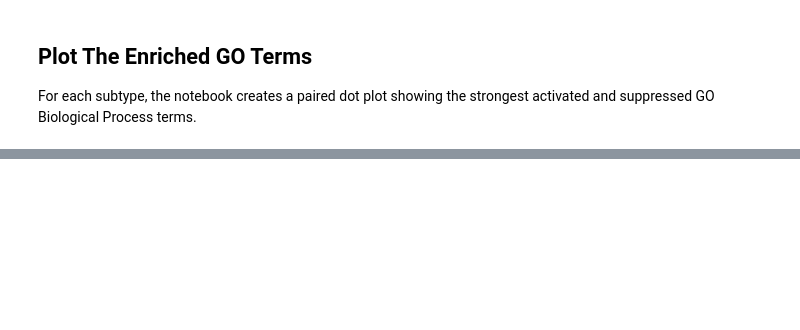
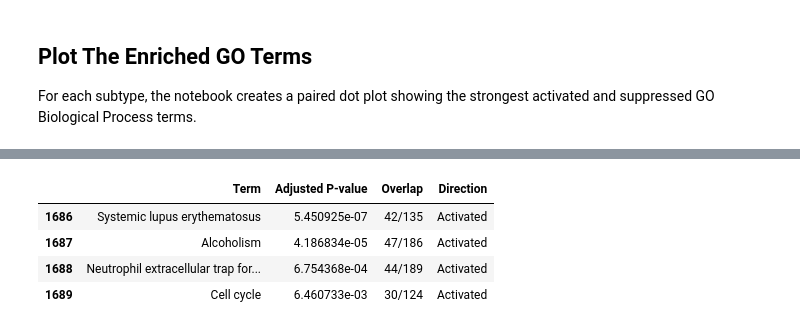
Before and after one commit to Dawlabani/297af_project, a Jupyter notebook: phase3_functional_enrichment.ipynb, the cells around one changed output, grey strips where cells are left out. Saved outputs shown, nothing was run; the diff lists cells and outputs as text; code cells hidden in the pictures; blank space fills up the shorter version.

```diff
--- a/phase3_functional_enrichment.ipynb
+++ b/phase3_functional_enrichment.ipynb
@@ -238,0 +358,10 @@ A practical next writing step is to take the top 3 to 5 activated and suppressed
+# %%
+LumB = sig_kegg[sig_kegg["Subtype"] == "LumB"]
+LumB = LumB.sort_values("Adjusted P-value")
+LumB.head(10)[["Term", "Adjusted P-value", "Overlap", "Direction"]]
+# %% [output]
+|  | Term | Adjusted P-value | Overlap | Direction |
+| 1686 | Systemic lupus erythematosus | 5.450925e-07 | 42/135 | Activated |
+| 1687 | Alcoholism | 4.186834e-05 | 47/186 | Activated |
+| 1688 | Neutrophil extracellular trap for... | 6.754368e-04 | 44/189 | Activated |
+| 1689 | Cell cycle | 6.460733e-03 | 30/124 | Activated |
```
Also changed, not shown: parts of 10 cells of this notebook, 29 other files.
